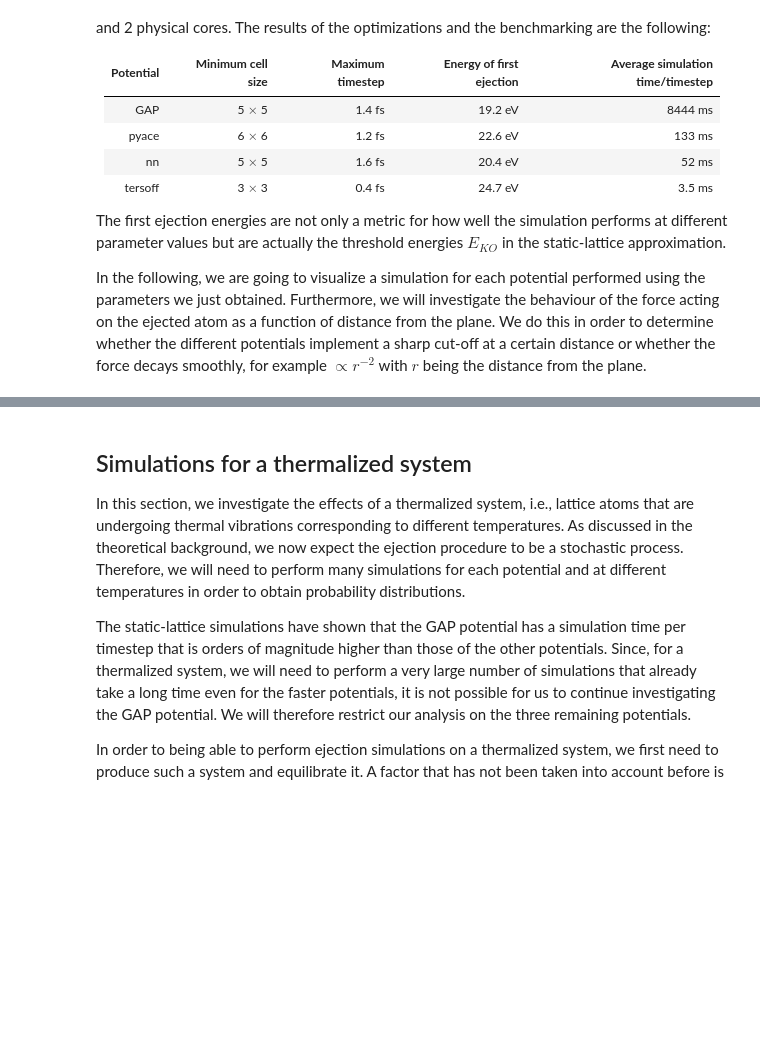
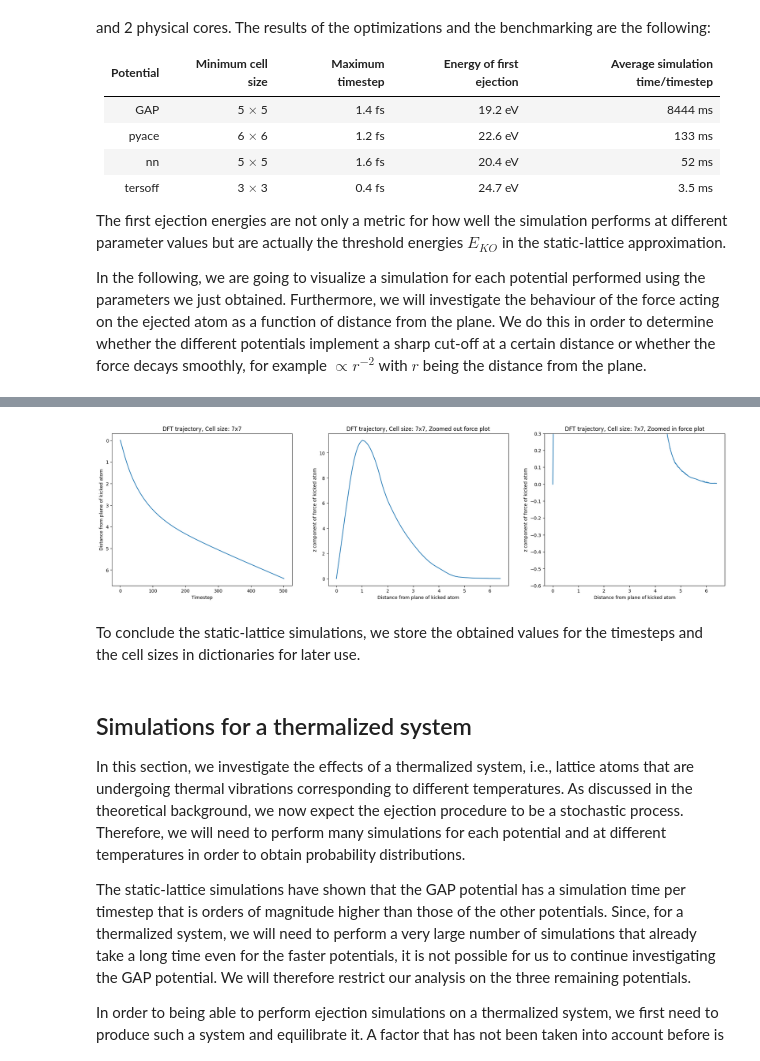
Before and after one commit to MaxNeg8/Simulating-irradiation-stability-of-2D-materials, a Jupyter notebook: Simulating irradiation stability of 2D materials.ipynb, the cells around one changed output, grey strips where cells are left out. Saved outputs shown, nothing was run; the diff lists cells and outputs as text; code cells hidden in the pictures; blank space fills up the shorter version.

```diff
--- a/Simulating irradiation stability of 2D materials.ipynb
+++ b/Simulating irradiation stability of 2D materials.ipynb
@@ -372,3 +378,50 @@ To conclude the static-lattice simulations, we store the obtained values for the
+# %%
+traj = Trajectory("gra77_PWrlx_k331_PW500_at49_E22.4.traj") # Load the DFT trajectory for 22.2 eV simulation by Toma
+
+fig, ax = plt.subplots(1, 3, figsize=(24, 6))
+
+positions = []
+forces = []
+
+middle = 49 # The kicked atom in this trajectory has the index 49
+
+cell_size = int(np.sqrt(len(traj[-1])/2)) # For plot title
+
+position = []
+force = []
+for j in range(len(traj)):
+    position.append(traj[j][middle].position[2])
+    force.append(traj[j].get_forces()[middle][2])
+positions.append(position)
+forces.append(force)
+
+ax[0].set_xlabel("Timestep")
+ax[0].set_ylabel("Distance from plane of kicked atom")
+ax[0].set_title(f"DFT trajectory, Cell size: {cell_size}x{cell_size}")
+
+ax[1].set_xlabel("Distance from plane of kicked atom")
+ax[1].set_ylabel("z component of force of kicked atom")
+ax[1].set_title(f"DFT trajectory, Cell size: {cell_size}x{cell_size}, Zoomed out force plot")
+
+ax[2].set_xlabel("Distance from plane of kicked atom")
+ax[2].set_ylabel("z component of force of kicked atom")
+ax[2].set_title(f"DFT trajectory, Cell size: {cell_size}x{cell_size}, Zoomed in force plot")
+
+for j, position in enumerate(positions):
+    ax[0].plot(np.abs(np.array(position)-7.5)) # Plot distance from plane vs. timestep in left plot
+
+for j in range(len(forces)):
+    ax[2].plot(np.abs(np.array(positions[j])-7.5), -np.array(forces[j])) # Plot force on kicked atom vs. distance from plane in right plot
+    ax[1].plot(np.abs(np.array(positions[j])-7.5), -np.array(forces[j])) # Plot force on kicked atom vs. distance from plane in middle plot (zoomed out)
+
+ax[0].invert_yaxis()
+ax[2].set_ylim(-0.6, 0.3)
+
+plt.show()
+# %% [output]
+[figure, added]
+# %% [markdown]
+To conclude the static-lattice simulations, we store the obtained values for the timesteps and the cell sizes in dictionaries for later use.
 # %%
 TIMESTEPS = {tersoff: 0.4, pyace: 1.2, nn: 1.6, gap: 1.4}
 SIZES = {tersoff: (3, 3, 1), pyace: (6, 6, 1), nn: (5, 5, 1), gap: (5, 5, 1)}
```
Also changed, not shown: parts of 7 cells of this notebook, 1 other file.
